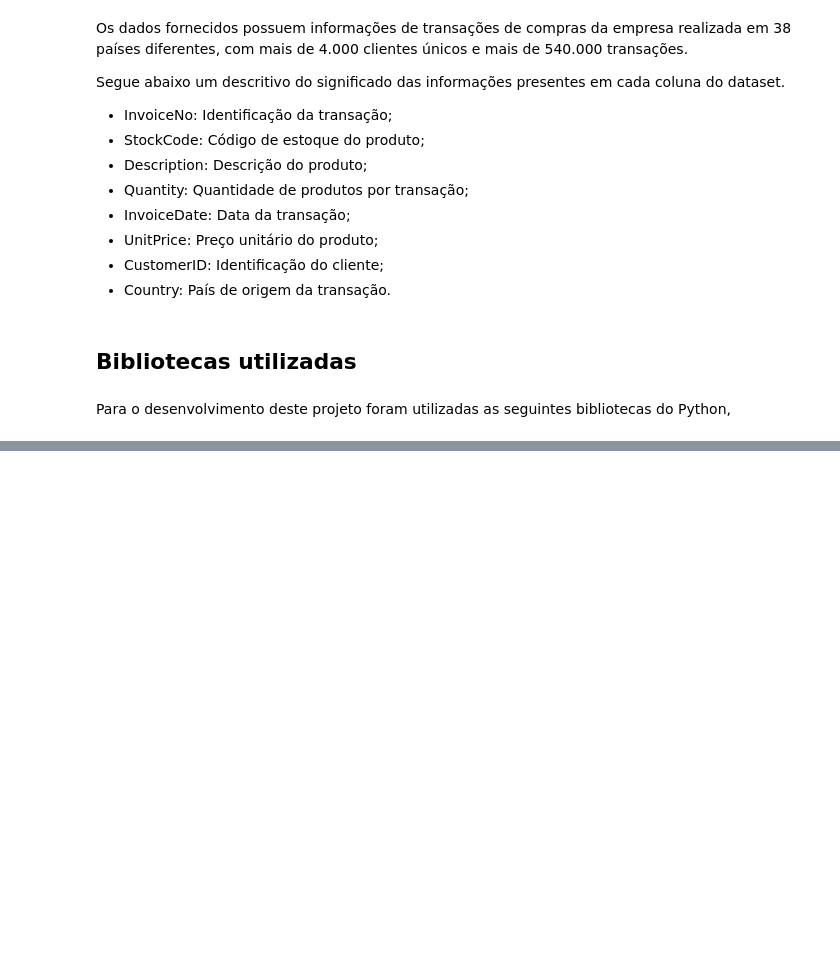
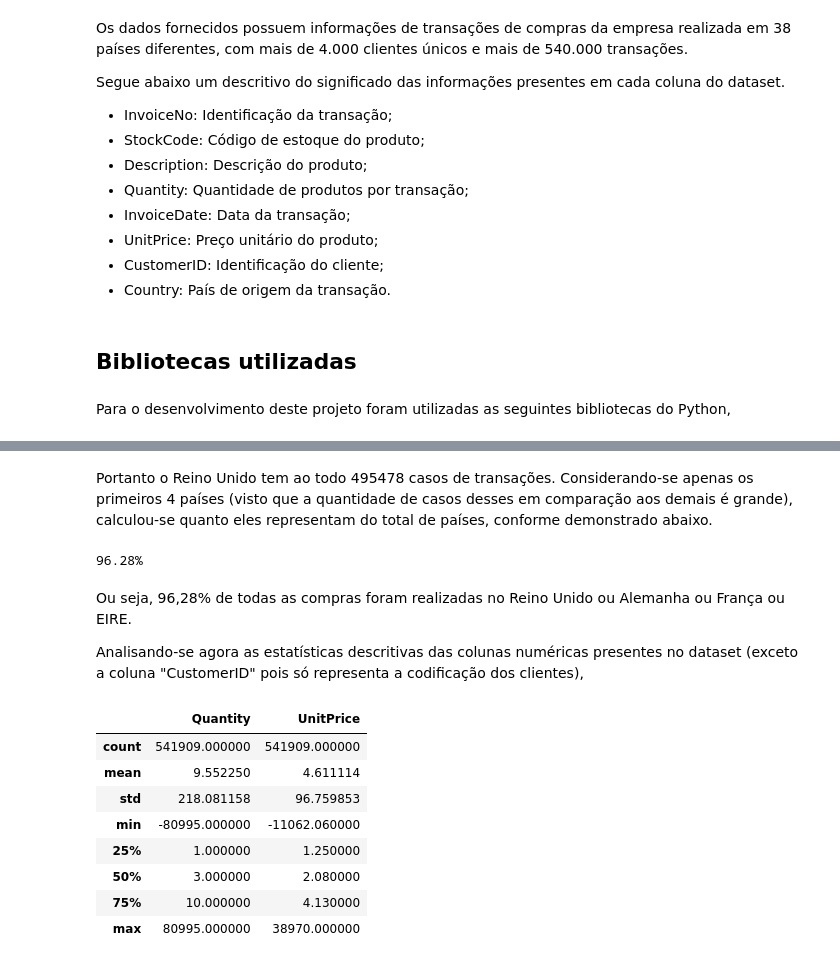
Before and after one commit to rfprates/clustering_rfm_metrics, a Jupyter notebook: clustering_rfm.ipynb, the cells around one changed output, grey strips where cells are left out. Drawn from its saved outputs; the diff is of its cells as text; code cells hidden in the pictures; blank space fills up the shorter version.

```diff
--- a/clustering_rfm.ipynb
+++ b/clustering_rfm.ipynb
@@ -35,0 +192,24 @@ Para o desenvolvimento deste projeto foram utilizadas as seguintes bibliotecas d
+# %% [markdown]
+Portanto o Reino Unido tem ao todo 495478 casos de transações. Considerando-se apenas os primeiros 4 países (visto que a quantidade de casos desses em comparação aos demais é grande), calculou-se quanto eles representam do total de países, conforme demonstrado abaixo.
+# %%
+qtd_relativa = (df['Country'].value_counts().head(4).sum())/(df.shape[0])
+
+print(f'{qtd_relativa:.2%}')
+# %% [output]
+96.28%
+# %% [markdown]
+Ou seja, 96,28% de todas as compras foram realizadas no Reino Unido ou Alemanha ou França ou EIRE.
+
+Analisando-se agora as estatísticas descritivas das colunas numéricas presentes no dataset (exceto a coluna "CustomerID" pois só representa a codificação dos clientes),
+# %%
+df.drop(columns = ['CustomerID']).describe()
+# %% [output]
+|  | Quantity | UnitPrice |
+| count | 541909.000000 | 541909.000000 |
+| mean | 9.552250 | 4.611114 |
+| std | 218.081158 | 96.759853 |
+| min | -80995.000000 | -11062.060000 |
+| 25% | 1.000000 | 1.250000 |
+| 50% | 3.000000 | 2.080000 |
+| 75% | 10.000000 | 4.130000 |
+| max | 80995.000000 | 38970.000000 |
```
Also changed, not shown: parts of 34 cells of this notebook.
